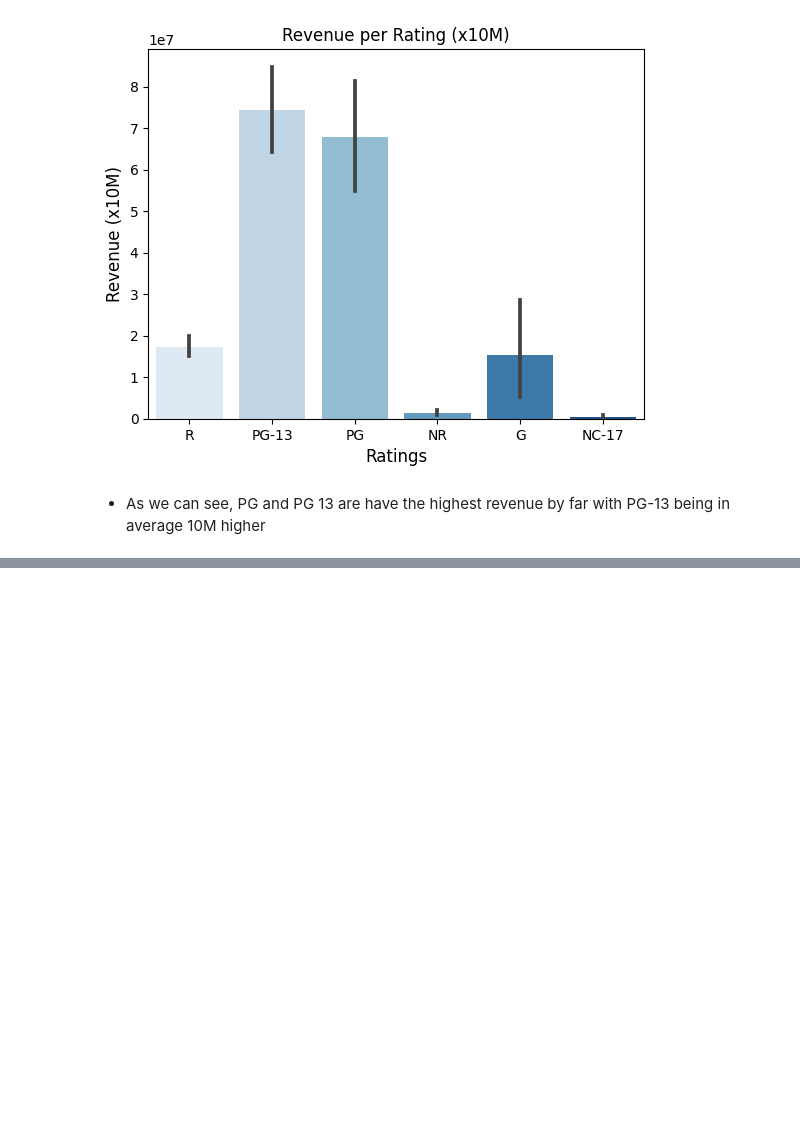
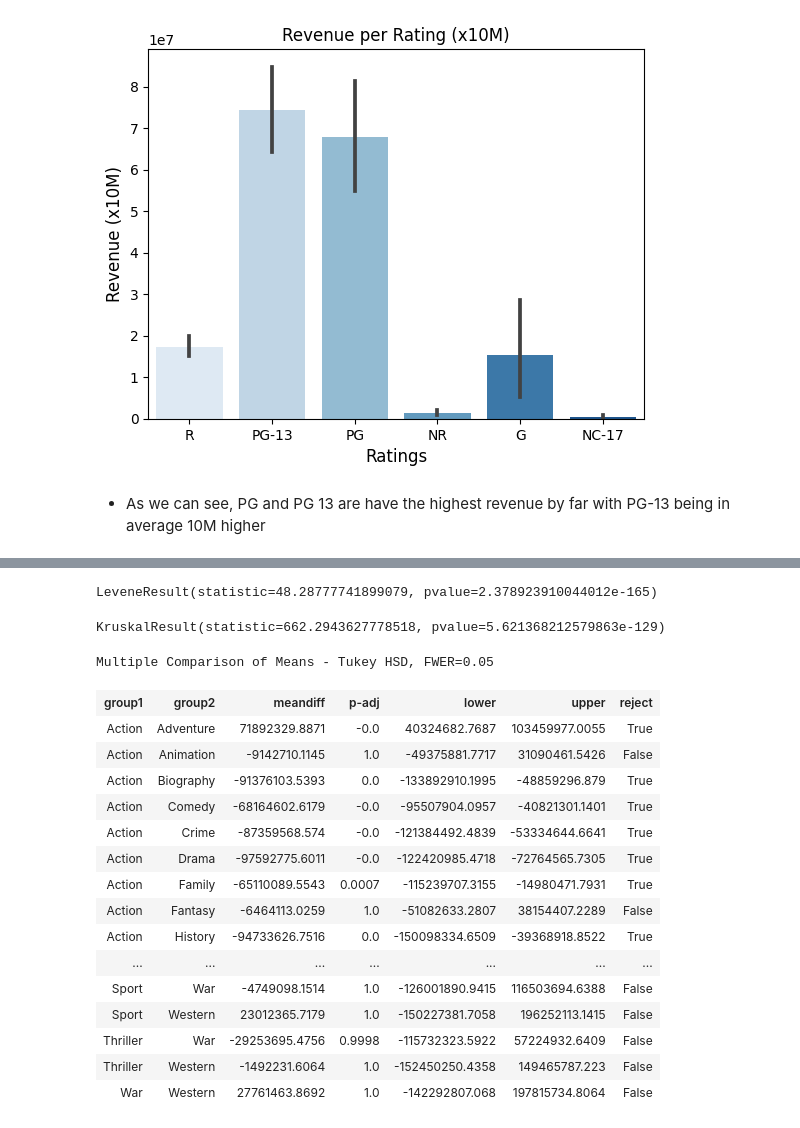
Before and after one commit to paulapipkin/Project_3_IMDB, a Jupyter notebook: Project 3 IMDB Part 4 - Hypothesis Testing.ipynb, the cells around one changed output, grey strips where cells are left out. Drawn from its saved outputs; the diff is of its cells as text; code cells hidden in the pictures; blank space fills up the shorter version.

```diff
--- a/Project 3 IMDB Part 4 - Hypothesis Testing.ipynb
+++ b/Project 3 IMDB Part 4 - Hypothesis Testing.ipynb
@@ -244,0 +360,40 @@ plt.title('Revenue per Rating (x10M)');
+# %%
+##none of the groups are normal but all  > than 20 so we will proceed
+
+# equal variance:
+
+stats.levene(*groups.values())
+# %% [output]
+LeveneResult(statistic=48.28777741899079, pvalue=2.378923910044012e-165)
+# %%
+#no equal variance
+results = stats.kruskal(*groups.values())
+results
+# %% [output]
+KruskalResult(statistic=662.2943627778518, pvalue=5.621368212579863e-129)
+# %%
+## we have significant difference, we will use tukey test to see how the difference applies
+
+values = hyp2_df['revenue']
+labels = hyp2_df['genres_split']
+
+tukeys_results = pairwise_tukeyhsd(values,labels)
+tukeys_results.summary()
+# %% [output]
+Multiple Comparison of Means - Tukey HSD, FWER=0.05
+| group1 | group2 | meandiff | p-adj | lower | upper | reject |
+| Action | Adventure | 71892329.8871 | -0.0 | 40324682.7687 | 103459977.0055 | True |
+| Action | Animation | -9142710.1145 | 1.0 | -49375881.7717 | 31090461.5426 | False |
+| Action | Biography | -91376103.5393 | 0.0 | -133892910.1995 | -48859296.879 | True |
+| Action | Comedy | -68164602.6179 | -0.0 | -95507904.0957 | -40821301.1401 | True |
+| Action | Crime | -87359568.574 | -0.0 | -121384492.4839 | -53334644.6641 | True |
+| Action | Drama | -97592775.6011 | -0.0 | -122420985.4718 | -72764565.7305 | True |
+| Action | Family | -65110089.5543 | 0.0007 | -115239707.3155 | -14980471.7931 | True |
+| Action | Fantasy | -6464113.0259 | 1.0 | -51082633.2807 | 38154407.2289 | False |
+| Action | History | -94733626.7516 | 0.0 | -150098334.6509 | -39368918.8522 | True |
+| ... | ... | ... | ... | ... | ... | ... |
+| Sport | War | -4749098.1514 | 1.0 | -126001890.9415 | 116503694.6388 | False |
+| Sport | Western | 23012365.7179 | 1.0 | -150227381.7058 | 196252113.1415 | False |
+| Thriller | War | -29253695.4756 | 0.9998 | -115732323.5922 | 57224932.6409 | False |
+| Thriller | Western | -1492231.6064 | 1.0 | -152450250.4358 | 149465787.223 | False |
+| War | Western | 27761463.8692 | 1.0 | -142292807.068 | 197815734.8064 | False |
```
Also changed, not shown: parts of 28 cells of this notebook.
